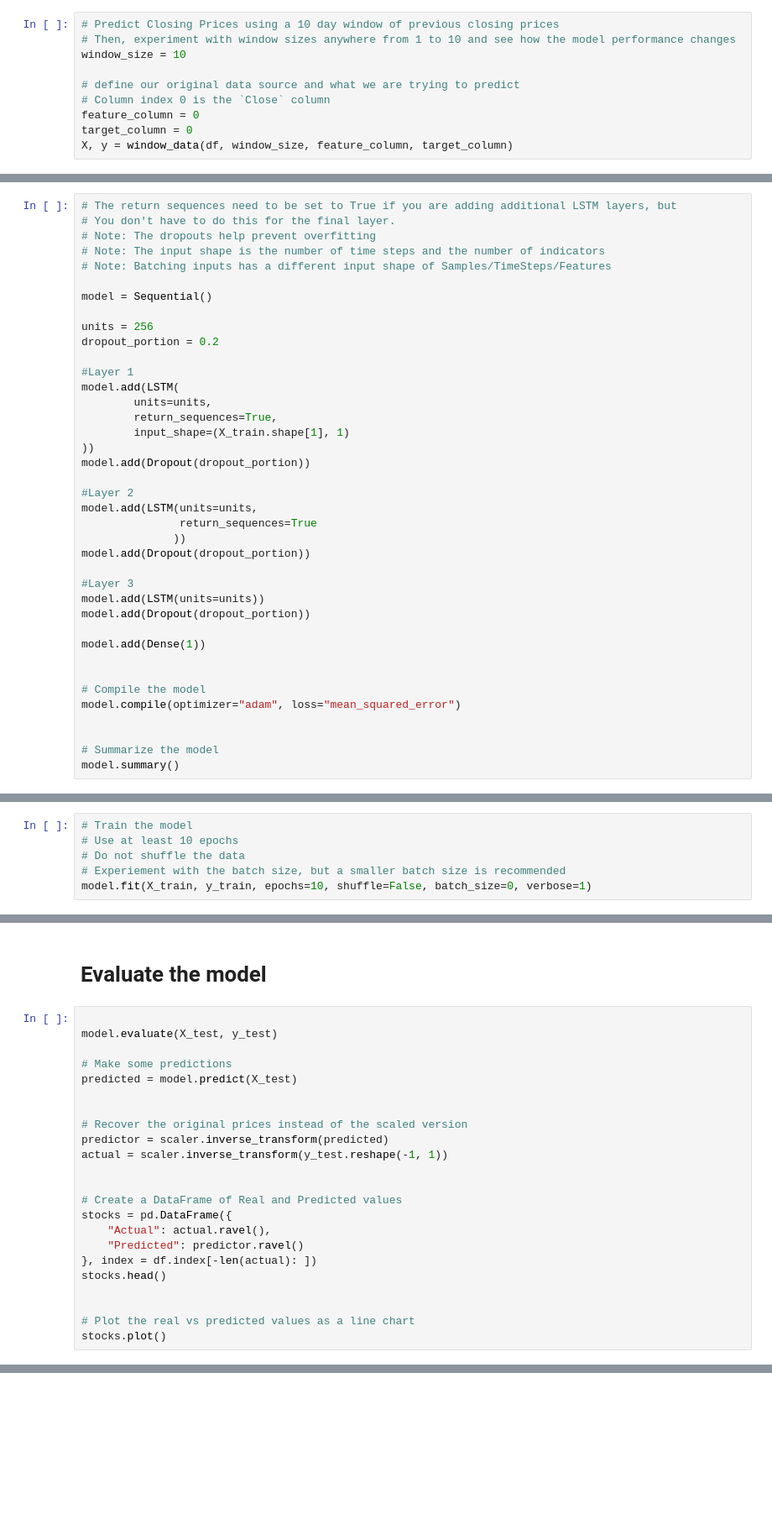
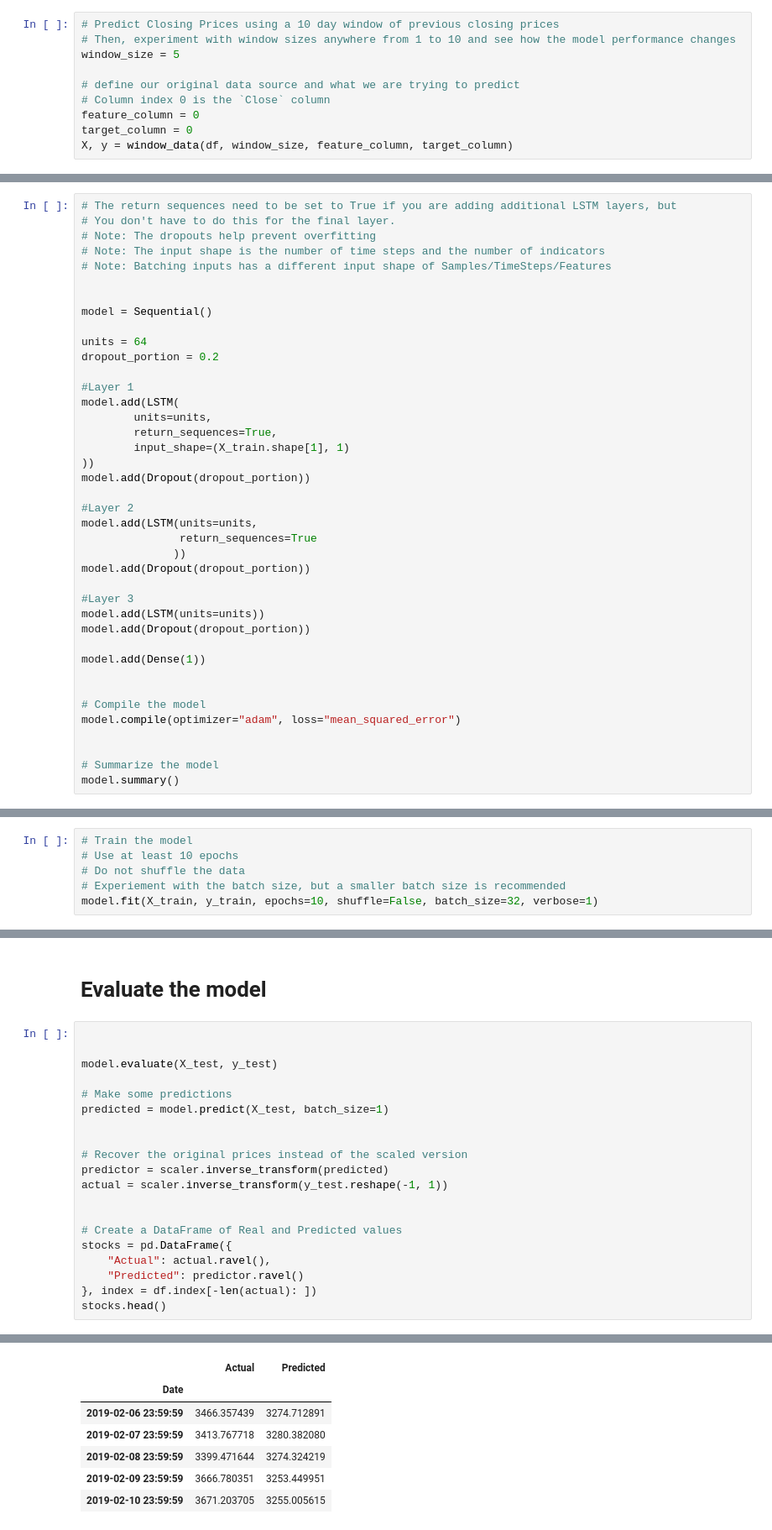
Before and after one commit to KesselRunSmuggler/Group_A_Allstarz, a Jupyter notebook: data-analysis.ipynb, the cells around one changed output, grey strips where cells are left out. Shown at 84% size. Cells and saved outputs as stored; diff of their text form; blank space fills up the shorter version.

```diff
--- a/data-analysis.ipynb
+++ b/data-analysis.ipynb
@@ -128,7 +320,7 @@ The feature column we want to use to predict is the closing price.
 # %%
 # Predict Closing Prices using a 10 day window of previous closing prices
 # Then, experiment with window sizes anywhere from 1 to 10 and see how the model performance changes
-window_size = 10
+window_size = 5
 
 # define our original data source and what we are trying to predict
 # Column index 0 is the `Close` column
@@ -171,9 +363,10 @@ X_test = X_test.reshape((X_test.shape[0], X_test.shape[1], 1))
 # Note: The input shape is the number of time steps and the number of indicators
 # Note: Batching inputs has a different input shape of Samples/TimeSteps/Features
 
+
 model = Sequential()
 
-units = 256
+units = 64
 dropout_portion = 0.2
 
 #Layer 1
@@ -228,6 +421,6 @@ _________________________________________________________________
 # Use at least 10 epochs
 # Do not shuffle the data
 # Experiement with the batch size, but a smaller batch size is recommended
-model.fit(X_train, y_train, epochs=10, shuffle=False, batch_size=0, verbose=1)
+model.fit(X_train, y_train, epochs=10, shuffle=False, batch_size=32, verbose=1)
 # %% [output]
 Epoch 1/10
@@ -254,11 +447,12 @@ Epoch 10/10
 # %% [markdown]
 # Evaluate the model
 # %%
+
 
 model.evaluate(X_test, y_test)
 
 # Make some predictions
-predicted = model.predict(X_test)
+predicted = model.predict(X_test, batch_size=1)
 
 
 # Recover the original prices instead of the scaled version
@@ -272,8 +466,4 @@ stocks = pd.DataFrame({
     "Predicted": predictor.ravel()
 }, index = df.index[-len(actual): ])
 stocks.head()
-
-
-# Plot the real vs predicted values as a line chart
-stocks.plot()
 # %% [output]
@@ -282,0 +471,7 @@ stocks.plot()
+|  | Actual | Predicted |
+| Date |  |  |
+| 2019-02-06 23:59:59 | 3466.357439 | 3274.712891 |
+| 2019-02-07 23:59:59 | 3413.767718 | 3280.382080 |
+| 2019-02-08 23:59:59 | 3399.471644 | 3274.324219 |
+| 2019-02-09 23:59:59 | 3666.780351 | 3253.449951 |
+| 2019-02-10 23:59:59 | 3671.203705 | 3255.005615 |
```
Also changed, not shown: parts of 13 cells of this notebook.
